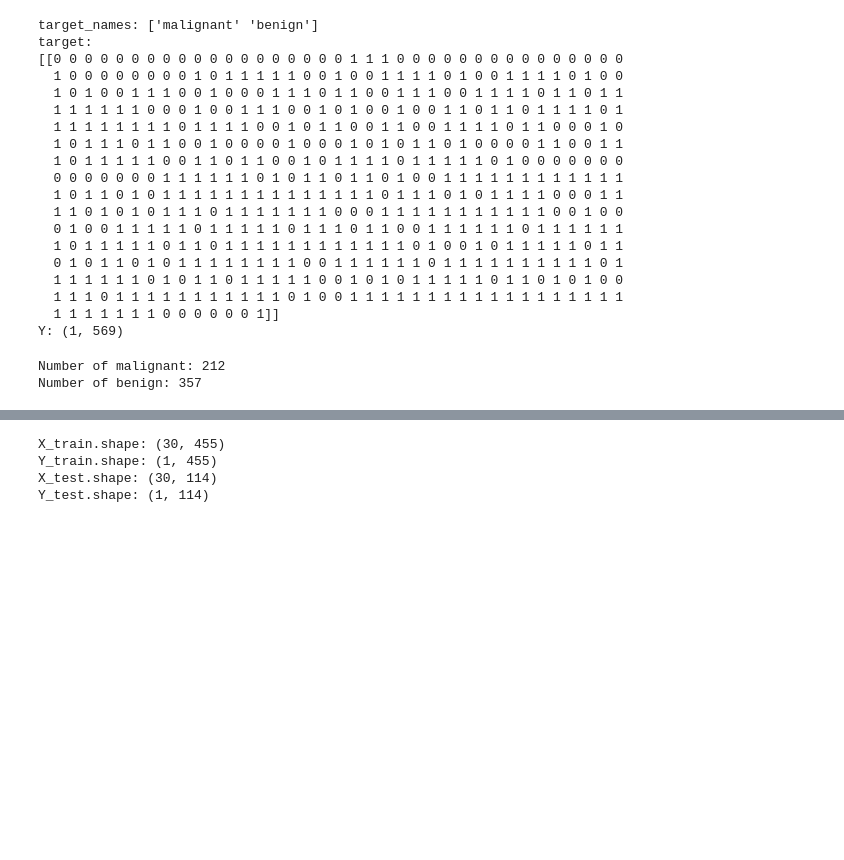
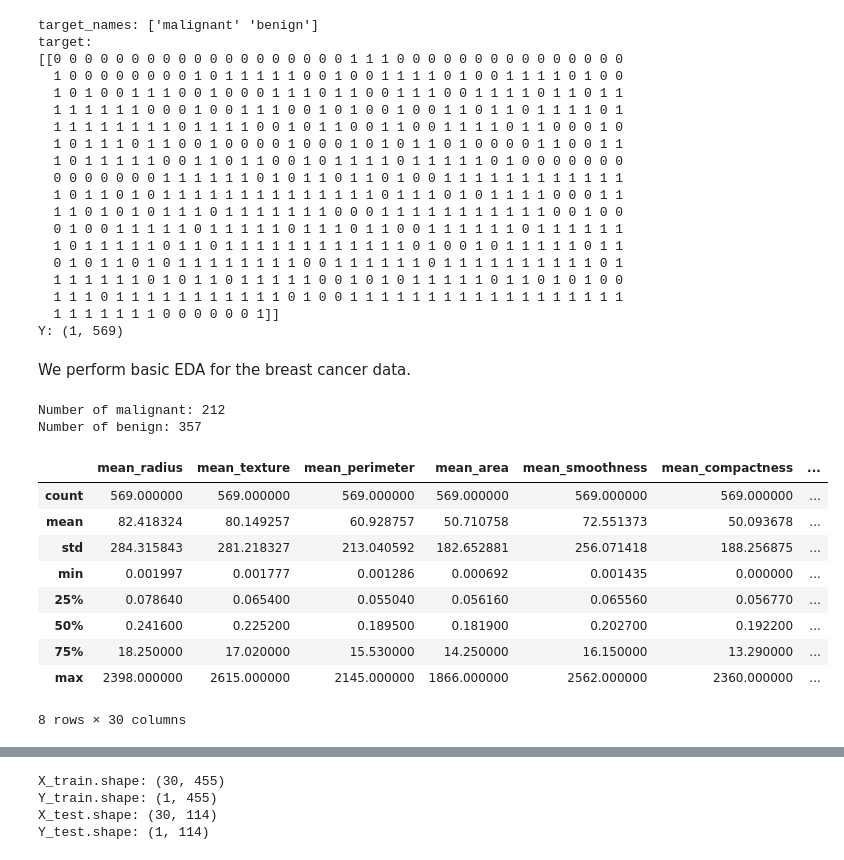
Before and after one commit to bowen0701/gpml, a Jupyter notebook: notebook/logistic_reg.ipynb, the cells around one changed output, grey strips where cells are left out. Cells and saved outputs as stored; diff of their text form; code cells hidden in the pictures; blank space fills up the shorter version.

```diff
--- a/notebook/logistic_reg.ipynb
+++ b/notebook/logistic_reg.ipynb
@@ -34,11 +34,12 @@ RANDOM_SEED = 71
 TRAIN_PERCENT = 0.8
 # %%
 features = bc_data.get('feature_names')
+features = ['_'.join(x.split()) for x in features]
 X = bc_data.get('data')
 X = X.reshape((X.shape[1], X.shape[0]))
 
 print('feature_names: \n{}'.format(features))
-print('data: \n{}'.format(X))
+print('X: \n{}'.format(X))
 
 print('X.shape: {}'.format(X.shape))
 # %% [output]
@@ -88,4 +89,6 @@ target:
   1 1 1 0 1 1 1 1 1 1 1 1 1 1 1 0 1 0 0 1 1 1 1 1 1 1 1 1 1 1 1 1 1 1 1 1 1
   1 1 1 1 1 1 1 0 0 0 0 0 0 1]]
 Y: (1, 569)
+# %% [markdown]
+We perform basic EDA for the breast cancer data.
 # %%
@@ -94,3 +98,17 @@ print('Number of benign: {}'.format((Y == 1).sum()))
 # %% [output]
 Number of malignant: 212
 Number of benign: 357
+# %%
+# EDA for feature matrix.
+pd.DataFrame(X.T, columns=features).describe()
+# %% [output]
+|  | mean_radius | mean_texture | mean_perimeter | mean_area | mean_smoothness | mean_compactness | ... |
+| count | 569.000000 | 569.000000 | 569.000000 | 569.000000 | 569.000000 | 569.000000 | ... |
+| mean | 82.418324 | 80.149257 | 60.928757 | 50.710758 | 72.551373 | 50.093678 | ... |
+| std | 284.315843 | 281.218327 | 213.040592 | 182.652881 | 256.071418 | 188.256875 | ... |
+| min | 0.001997 | 0.001777 | 0.001286 | 0.000692 | 0.001435 | 0.000000 | ... |
+| 25% | 0.078640 | 0.065400 | 0.055040 | 0.056160 | 0.065560 | 0.056770 | ... |
+| 50% | 0.241600 | 0.225200 | 0.189500 | 0.181900 | 0.202700 | 0.192200 | ... |
+| 75% | 18.250000 | 17.020000 | 15.530000 | 14.250000 | 16.150000 | 13.290000 | ... |
+| max | 2398.000000 | 2615.000000 | 2145.000000 | 1866.000000 | 2562.000000 | 2360.000000 | ... |
+8 rows × 30 columns
```
Also changed, not shown: parts of 10 cells of this notebook.
